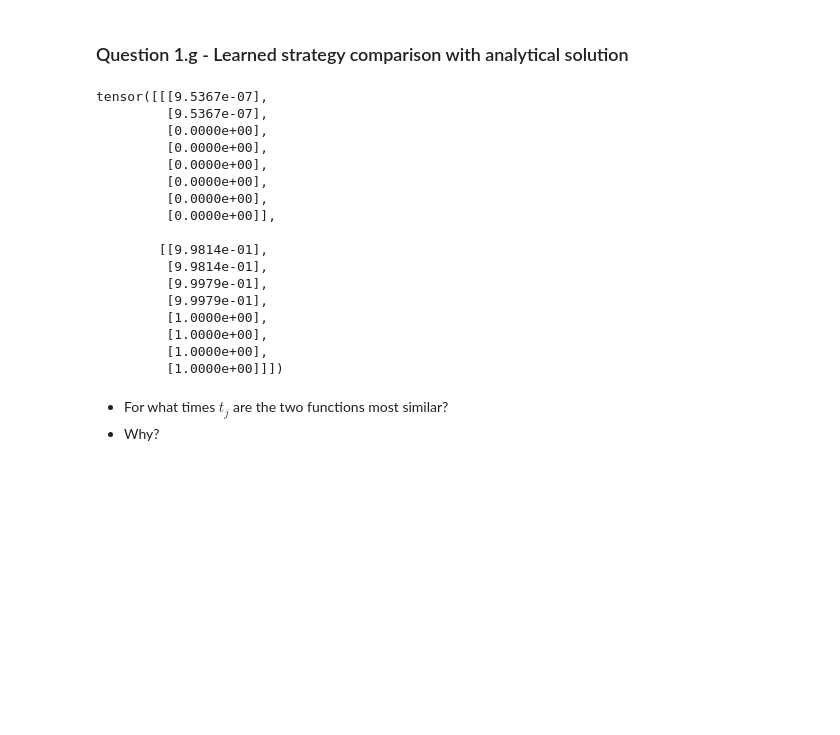
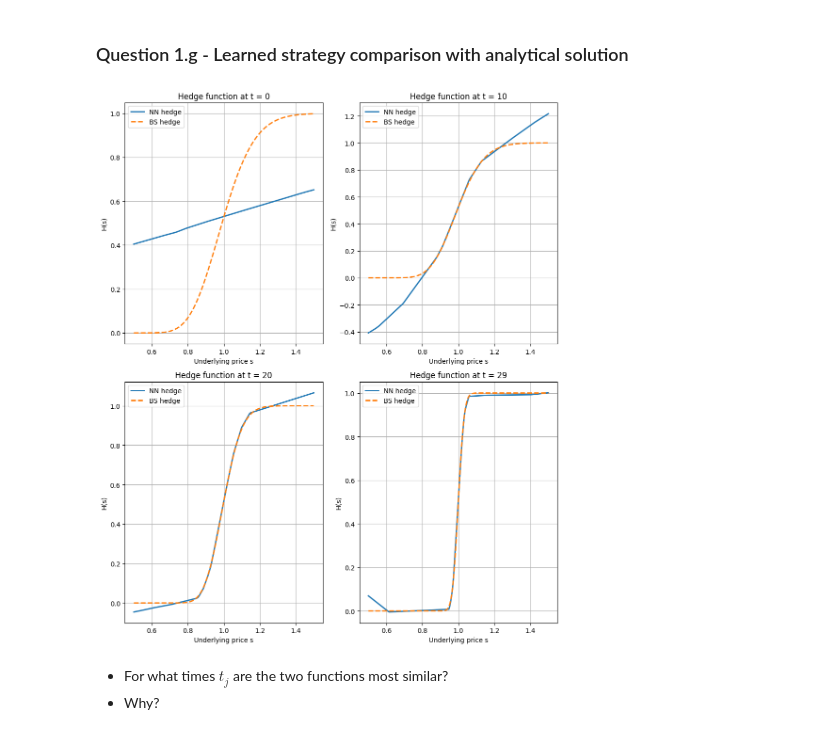
Before and after one commit to njohnson433/Machine-Learning-in-Finance-Insurance-HS25, a Jupyter notebook: project_3/template3.ipynb, the cells around one changed output. Cells and saved outputs as stored; diff of their text form; code cells hidden in the pictures; blank space fills up the shorter version.

```diff
--- a/project_3/template3.ipynb
+++ b/project_3/template3.ipynb
@@ -311,64 +311,58 @@ def network_eval(networks, nn_desired, price):
     results = {}
     p = price.unsqueeze(1)
 
     # evaluate the desired networks and prices
     with torch.no_grad():
         for j in nn_desired:
             net = networks[j]
             results[j] = net(p).squeeze()
 
     return results
 
-def analytical_hedge_test(n,test_data):
 
+def analytical_hedge_test(js, prices):
     K = 1
     T = 30/365
     sigma = 0.5
     r = 0
     N = 30
-    p = test_data.unsqueeze(1)
 
-    h_bs = []
-    for t in n:
-        for i in test_data:
-            tau = T * (1 - t / N)
-            d_plus = 1/(sigma*torch.sqrt(torch.tensor(tau))) * (torch.log(p/K)+(r + sigma**2/2)*(tau))
-            h_bs.append(torch.distributions.Normal(0, 1).cdf(d_plus))
+    results = {}
+    s = prices
+    normal = torch.distributions.Normal(0, 1)
 
-    # convert tensor so that each row is one simulated path and the columns correspond to the timesteps.
-    h_bs = torch.stack(h_bs, dim=1)
+    for t in js:
+        tau = T * (1 - t/N)
+        d_plus = 1/(sigma*torch.sqrt(torch.tensor(tau))) * (torch.log(s/K)+(r + sigma**2/2)*(tau))
+        results[t] = normal.cdf(d_plus)
 
-    return h_bs
+    return results
+
 
 # desired networks and prices
 j = [0,10,20,29]
-s = torch.tensor([0.5, 1.5])
+s = torch.linspace(0.5, 1.5, 200)
 
 h_nn = network_eval(networks, j, s)
 
 h_analytical = analytical_hedge_test(j,s)
 
-h_analytical
+plt.figure(figsize=(10, 12))
 
-# plt.plot(H_BS)
+for i, t in enumerate(j):
+    plt.subplot(2, 2, i+1)
+    plt.plot(s, h_nn[t], label="NN hedge", linewidth=2)
+    plt.plot(s, h_analytical[t], "--", label="BS hedge", linewidth=2)
+    plt.title(f"Hedge function at t = {t}")
+    plt.xlabel("Underlying price s")
+    plt.ylabel("H(s)")
+    plt.legend()
+    plt.grid(True)
+
+plt.tight_layout()
+plt.show()
 # %% [output]
-tensor([[[9.5367e-07],
-         [9.5367e-07],
-         [0.0000e+00],
-         [0.0000e+00],
-         [0.0000e+00],
-         [0.0000e+00],
-         [0.0000e+00],
-         [0.0000e+00]],
-
-        [[9.9814e-01],
-         [9.9814e-01],
-         [9.9979e-01],
-         [9.9979e-01],
-         [1.0000e+00],
-         [1.0000e+00],
-         [1.0000e+00],
-         [1.0000e+00]]])
+[figure, added]
 # %% [markdown]
 - For what times $t_j$ are the two functions most similar?
 - Why?
```
Also changed, not shown: parts of 1 cell of this notebook.
